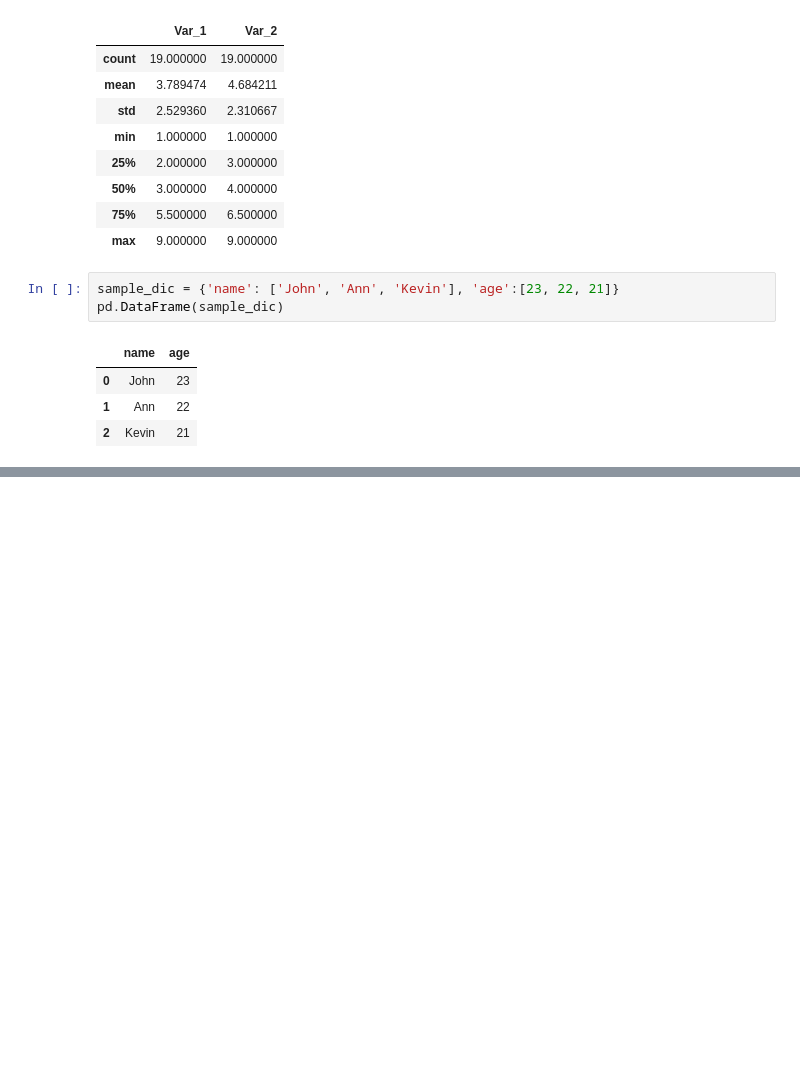
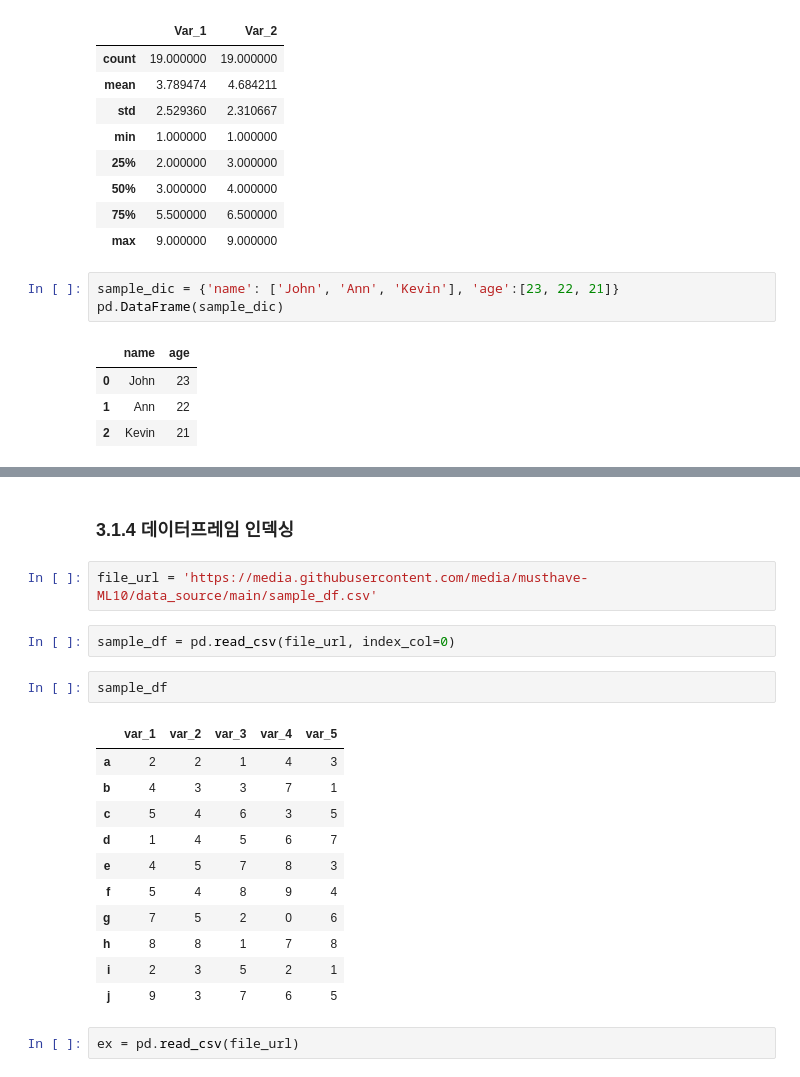
Before and after one commit to SangHui48/data_study, a Jupyter notebook: dasa_note/03_판다스와_넘파이.ipynb, the cells around one changed output, grey strips where cells are left out. Saved outputs shown, nothing was run; the diff lists cells and outputs as text; blank space fills up the shorter version.

```diff
--- a/dasa_note/03_판다스와_넘파이.ipynb
+++ b/dasa_note/03_판다스와_넘파이.ipynb
@@ -73,0 +102,22 @@ pd.DataFrame(sample_dic)
+# %% [markdown]
+### 3.1.4 데이터프레임 인덱싱
+# %%
+file_url = 'https://media.githubusercontent.com/media/musthave-ML10/data_source/main/sample_df.csv'
+# %%
+sample_df = pd.read_csv(file_url, index_col=0)
+# %%
+sample_df
+# %% [output]
+|  | var_1 | var_2 | var_3 | var_4 | var_5 |
+| a | 2 | 2 | 1 | 4 | 3 |
+| b | 4 | 3 | 3 | 7 | 1 |
+| c | 5 | 4 | 6 | 3 | 5 |
+| d | 1 | 4 | 5 | 6 | 7 |
+| e | 4 | 5 | 7 | 8 | 3 |
+| f | 5 | 4 | 8 | 9 | 4 |
+| g | 7 | 5 | 2 | 0 | 6 |
+| h | 8 | 8 | 1 | 7 | 8 |
+| i | 2 | 3 | 5 | 2 | 1 |
+| j | 9 | 3 | 7 | 6 | 5 |
+# %%
+ex = pd.read_csv(file_url)
```
Also changed, not shown: parts of 71 cells of this notebook.
